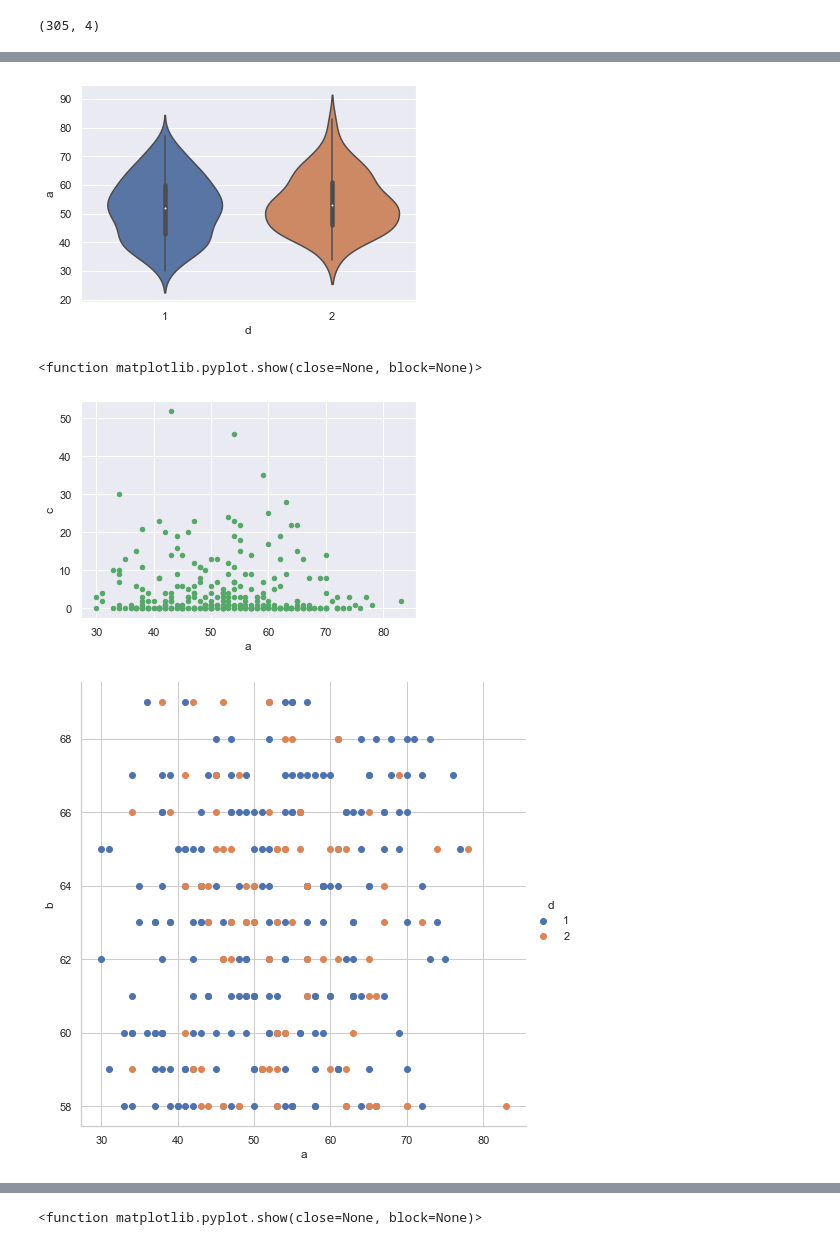
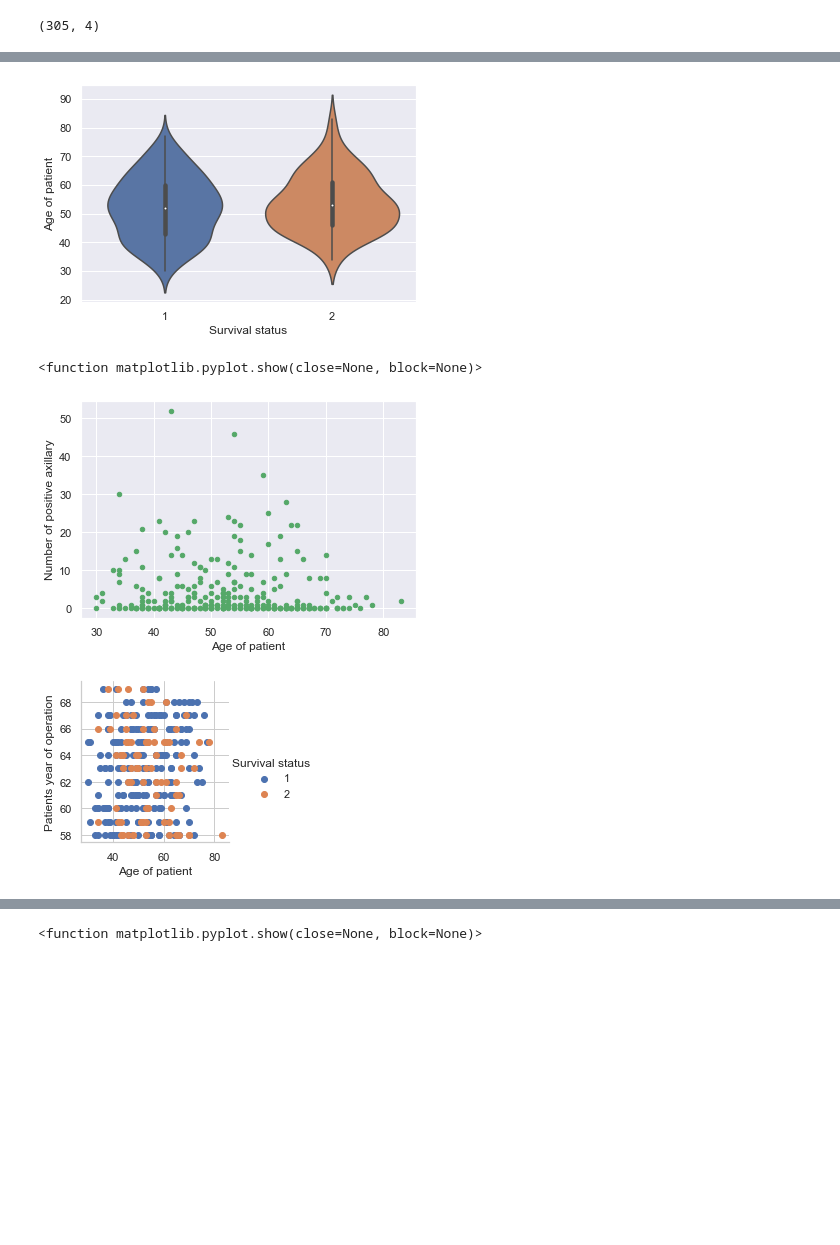
Before and after one commit to abdulrahmanEidhw/python, a Jupyter notebook: theProject/project.ipynb, the cells around one changed output, grey strips where cells are left out. Cells and saved outputs as stored; diff of their text form; code cells hidden in the pictures; blank space fills up the shorter version.

```diff
--- a/theProject/project.ipynb
+++ b/theProject/project.ipynb
@@ -7,9 +7,13 @@ import matplotlib.pyplot as plt #drawing library
 from sklearn import datasets
 %matplotlib inline
 sns.set(color_codes=True)
-dataset=pd.read_csv(r'C:\Users\2\Desktop\theProject\haberman.data', delimiter=',',
+dataset=pd.read_csv(r'C:\Users\2\Desktop\theProject\haberman.data'
+                    , delimiter=',',
                         header=0,
-                       names=['a','b','c','d']
+                       names=['Age of patient',
+                              'Patients year of operation',
+                              'Number of positive axillary',
+                              'Survival status']
                         )
 dataset.head(9)
 # %% [output]
@@ -74,21 +100,21 @@ plt.show()
 # %%
-sns.violinplot(x='d', y='a', data=dataset)
+sns.violinplot(x='Survival status', y='Age of patient', data=dataset)
 plt.show()
 # %% [output]
-[figure, old version]
+[figure, new version]
 # %%
-data=dataset.plot(kind='scatter',x='a',y='c',c= 'g')
+data=dataset.plot(kind='scatter',x='Age of patient',y='Number of positive axillary',c= 'g')
 plt.show
 # %% [output]
 <function matplotlib.pyplot.show(close=None, block=None)>
-[figure, old version]
+[figure, new version]
 # %%
 sns.set_style("whitegrid")
-sns.FacetGrid(dataset, hue="d",height=7) \
-    .map(plt.scatter, "a","b") \
+sns.FacetGrid(dataset, hue="Survival status",height=3) \
+    .map(plt.scatter, "Age of patient","Patients year of operation") \
     .add_legend();
 plt.show();
 # %% [output]
-[figure, old version]
+[figure, new version]
 # %%
 sns.set_style("whitegrid");
```
Also changed, not shown: parts of 21 cells of this notebook, 3 other files.
